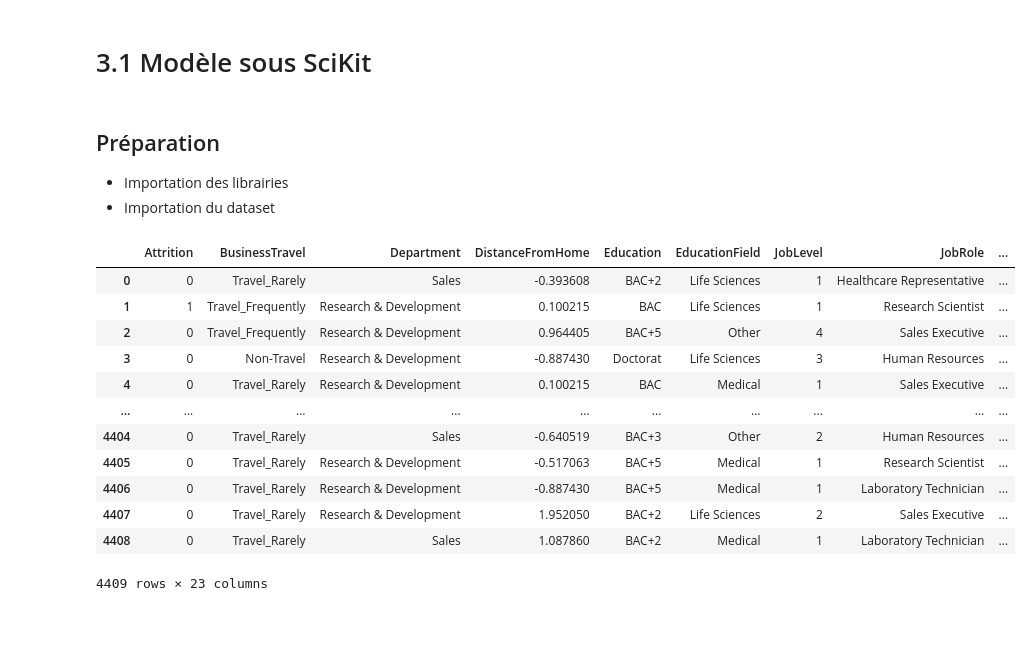
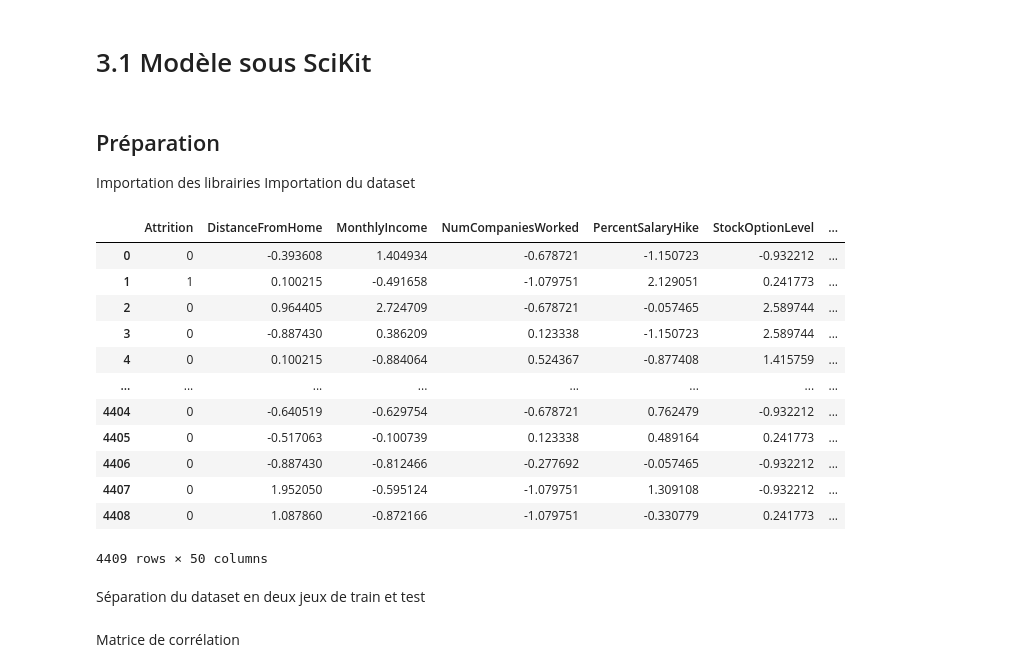
Before and after one commit to MagicalKyaru/ProjetIA_CESI, a Jupyter notebook: 3.4 modèle [SciKit].ipynb, the cells around one changed output. Cells and saved outputs as stored; diff of their text form; code cells hidden in the pictures; blank space fills up the shorter version.

```diff
--- a/3.4 modèle [SciKit].ipynb
+++ b/3.4 modèle [SciKit].ipynb
@@ -2,7 +2,7 @@
 # 3.1 Modèle sous SciKit
 # %% [markdown]
 ## Préparation
-  - Importation des librairies
-  - Importation du dataset
+Importation des librairies
+Importation du dataset
 # %%
 #Importation des librairies
@@ -10,17 +16,19 @@ import pandas as pd, numpy as np, matplotlib.pyplot as plt
 # %%
-df = pd.read_pickle('./Datasets/complete_dataset_with_scaling.pkl')
-df
+df_logisticReg = pd.read_pickle('./Datasets/complete_dataset_one_hot_with_scaling.pkl')
+df_logisticReg
 # %% [output]
-|  | Attrition | BusinessTravel | Department | DistanceFromHome | Education | EducationField | JobLevel | JobRole | ... |
-| 0 | 0 | Travel_Rarely | Sales | -0.393608 | BAC+2 | Life Sciences | 1 | Healthcare Representative | ... |
-| 1 | 1 | Travel_Frequently | Research & Development | 0.100215 | BAC | Life Sciences | 1 | Research Scientist | ... |
-| 2 | 0 | Travel_Frequently | Research & Development | 0.964405 | BAC+5 | Other | 4 | Sales Executive | ... |
-| 3 | 0 | Non-Travel | Research & Development | -0.887430 | Doctorat | Life Sciences | 3 | Human Resources | ... |
-| 4 | 0 | Travel_Rarely | Research & Development | 0.100215 | BAC | Medical | 1 | Sales Executive | ... |
-| ... | ... | ... | ... | ... | ... | ... | ... | ... | ... |
-| 4404 | 0 | Travel_Rarely | Sales | -0.640519 | BAC+3 | Other | 2 | Human Resources | ... |
-| 4405 | 0 | Travel_Rarely | Research & Development | -0.517063 | BAC+5 | Medical | 1 | Research Scientist | ... |
-| 4406 | 0 | Travel_Rarely | Research & Development | -0.887430 | BAC+5 | Medical | 1 | Laboratory Technician | ... |
-| 4407 | 0 | Travel_Rarely | Research & Development | 1.952050 | BAC+2 | Life Sciences | 2 | Sales Executive | ... |
-| 4408 | 0 | Travel_Rarely | Sales | 1.087860 | BAC+2 | Medical | 1 | Laboratory Technician | ... |
+|  | Attrition | DistanceFromHome | MonthlyIncome | NumCompaniesWorked | PercentSalaryHike | StockOptionLevel | ... |
+| 0 | 0 | -0.393608 | 1.404934 | -0.678721 | -1.150723 | -0.932212 | ... |
+| 1 | 1 | 0.100215 | -0.491658 | -1.079751 | 2.129051 | 0.241773 | ... |
+| 2 | 0 | 0.964405 | 2.724709 | -0.678721 | -0.057465 | 2.589744 | ... |
+| 3 | 0 | -0.887430 | 0.386209 | 0.123338 | -1.150723 | 2.589744 | ... |
+| 4 | 0 | 0.100215 | -0.884064 | 0.524367 | -0.877408 | 1.415759 | ... |
+| ... | ... | ... | ... | ... | ... | ... | ... |
+| 4404 | 0 | -0.640519 | -0.629754 | -0.678721 | 0.762479 | -0.932212 | ... |
+| 4405 | 0 | -0.517063 | -0.100739 | 0.123338 | 0.489164 | 0.241773 | ... |
+| 4406 | 0 | -0.887430 | -0.812466 | -0.277692 | -0.057465 | -0.932212 | ... |
+| 4407 | 0 | 1.952050 | -0.595124 | -1.079751 | 1.309108 | -0.932212 | ... |
+| 4408 | 0 | 1.087860 | -0.872166 | -1.079751 | -0.330779 | 0.241773 | ... |
-4409 rows × 23 columns
+4409 rows × 50 columns
+# %% [markdown]
+Séparation du dataset en deux jeux de train et test
@@ -26,0 +39,2 @@ df
+# %% [markdown]
+Matrice de corrélation
```
Also changed, not shown: parts of 7 cells of this notebook, 1 other file.
